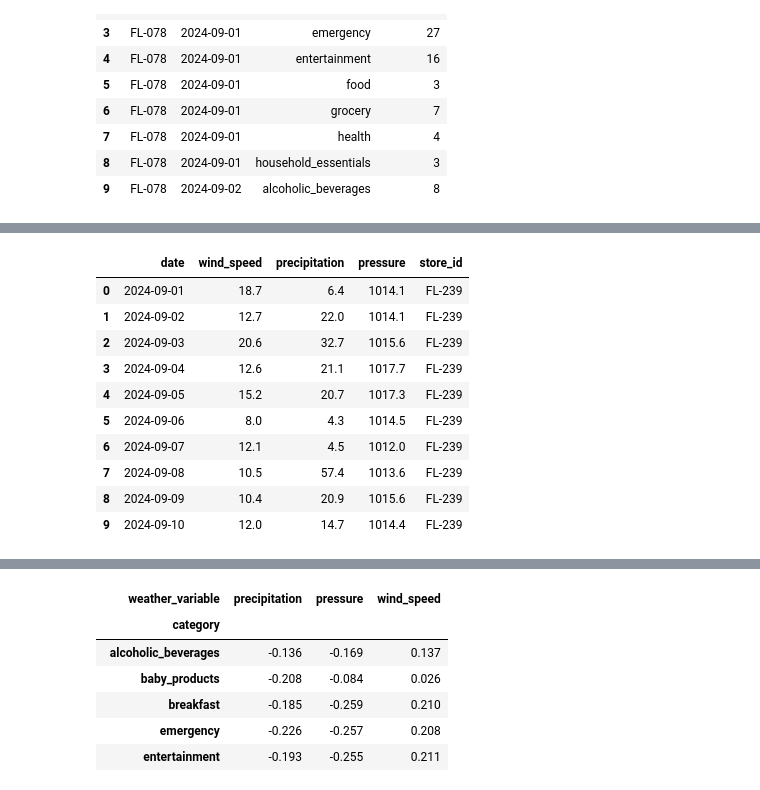
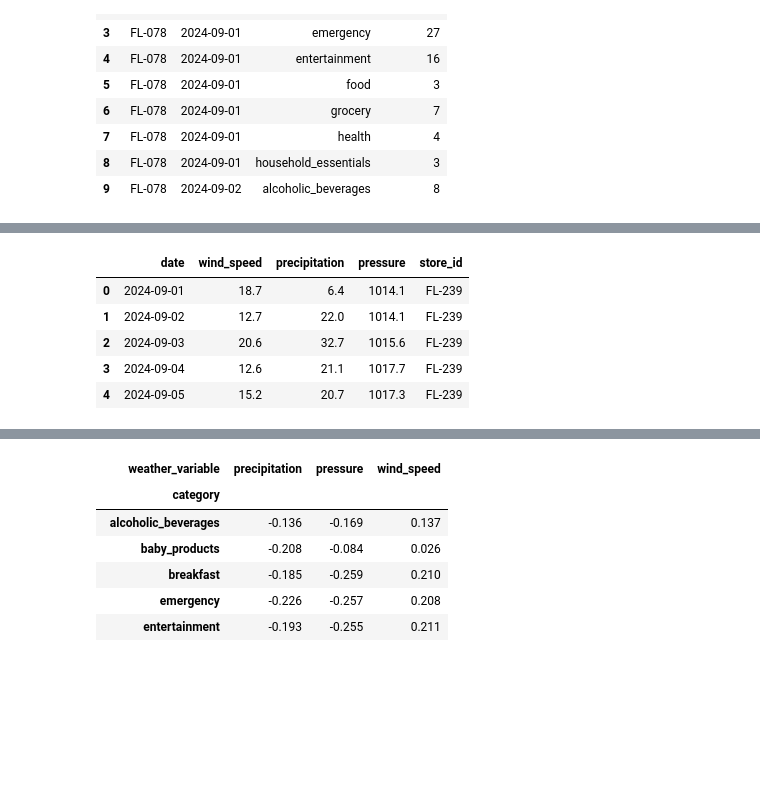
Before and after one commit to AdelineKwakye/walmart-huricane-project, a Jupyter notebook: notebooks/scratch/Amilyn_Estes_Notebook.ipynb, the cells around one changed output, grey strips where cells are left out. Drawn from its saved outputs; the diff is of its cells as text; code cells hidden in the pictures; blank space fills up the shorter version.

```diff
--- a/notebooks/scratch/Amilyn_Estes_Notebook.ipynb
+++ b/notebooks/scratch/Amilyn_Estes_Notebook.ipynb
@@ -743,76 +743,56 @@ Daily sales:
 | 9 | FL-078 | 2024-09-02 | alcoholic_beverages | 8 |
 # %%
 stores = df_clean_store.copy()
+stores['latitude'] = pd.to_numeric(stores['latitude'], errors='coerce')
+stores['longitude'] = pd.to_numeric(stores['longitude'], errors='coerce')
+stores = stores.dropna(subset=['latitude', 'longitude']).drop_duplicates('store_id')
 
-# Make sure coordinates are numeric
-stores['latitude'] = pd.to_numeric(
-    stores['latitude'], errors='coerce'
-)
-
-stores['longitude'] = pd.to_numeric(
-    stores['longitude'], errors='coerce'
-)
-
-stores = stores.dropna(
-    subset=['latitude', 'longitude']
-).drop_duplicates(subset=['store_id'])
-
-# Historical weather API
-url = "https://archive-api.open-meteo.com/v1/archive"
-
+url = 'https://archive-api.open-meteo.com/v1/archive'
 weather_data = []
+failed_stores = []
 
 for _, store in stores.iterrows():
-
     params = {
-        'latitude': store['latitude'],
-        'longitude': store['longitude'],
+        'latitude': float(store['latitude']),
+        'longitude': float(store['longitude']),
         'start_date': '2024-09-01',
         'end_date': '2024-09-30',
-        'daily': (
-            'wind_speed_10m_max,'
-            'precipitation_sum,'
-            'pressure_msl_mean'
-        ),
-        'timezone': 'America/New_York'
+        'daily': 'wind_speed_10m_max,precipitation_sum,pressure_msl_mean',
+        'timezone': 'America/New_York',
+        'wind_speed_unit': 'kmh',
+        'precipitation_unit': 'mm',
     }
+    try:
+        response = requests.get(url, params=params, timeout=45)
+        response.raise_for_status()
+        data = response.json()
+        if 'daily' not in data:
+            raise ValueError(f'No daily data returned: {data}')
+        weather = pd.DataFrame(data['daily'])
+        weather['store_id'] = store['store_id']
+        weather_data.append(weather)
+    except (requests.RequestException, ValueError, KeyError) as exc:
+        failed_stores.append((store['store_id'], str(exc)))
+        print(f"Weather API problem for {store['store_id']}: {exc}")
 
-    response = requests.get(
-        url, params=params, timeout=30
-    )
-    response.raise_for_status()
+if not weather_data:
+    raise RuntimeError('No weather data retrieved. Check API and network access.')
 
-    data = response.json()
-
-    weather = pd.DataFrame(data['daily'])
-
-    weather['store_id'] = store['store_id']
-
-    weather_data.append(weather)
-
-# Combine weather data for all stores
-df_weather = pd.concat(
-    weather_data, ignore_index=True
-)
-
-# Rename weather columns
-df_weather = df_weather.rename(columns={
+df_weather = pd.concat(weather_data, ignore_index=True).rename(columns={
     'time': 'date',
     'wind_speed_10m_max': 'wind_speed',
     'precipitation_sum': 'precipitation',
-    'pressure_msl_mean': 'pressure'
+    'pressure_msl_mean': 'pressure',
 })
+df_weather['date'] = pd.to_datetime(df_weather['date'])
+for col in ['wind_speed', 'precipitation', 'pressure']:
+    df_weather[col] = pd.to_numeric(df_weather[col], errors='coerce')
 
-df_weather['date'] = pd.to_datetime(
-    df_weather['date']
-)
-
-print("Weather data:")
-display(df_weather.head(10))
-
-print("Number of stores:", df_weather['store_id'].nunique())
-print("Total weather records:", len(df_weather))
-
-print("\nRecords per store:")
-print(df_weather.groupby('store_id').size())
+print('Weather provider: Open-Meteo')
+print('Endpoint:', url)
+print('Stores retrieved:', df_weather['store_id'].nunique())
+print('Stores with API failures:', failed_stores)
+print('Weather rows:', len(df_weather))
+print('Weather units: wind km/h, precipitation mm, pressure hPa')
+display(df_weather.head())
 # %% [output]
@@ -820,11 +805,6 @@ Weather data:
 |  | date | wind_speed | precipitation | pressure | store_id |
 | 0 | 2024-09-01 | 18.7 | 6.4 | 1014.1 | FL-239 |
 | 1 | 2024-09-02 | 12.7 | 22.0 | 1014.1 | FL-239 |
 | 2 | 2024-09-03 | 20.6 | 32.7 | 1015.6 | FL-239 |
 | 3 | 2024-09-04 | 12.6 | 21.1 | 1017.7 | FL-239 |
 | 4 | 2024-09-05 | 15.2 | 20.7 | 1017.3 | FL-239 |
-| 5 | 2024-09-06 | 8.0 | 4.3 | 1014.5 | FL-239 |
-| 6 | 2024-09-07 | 12.1 | 4.5 | 1012.0 | FL-239 |
-| 7 | 2024-09-08 | 10.5 | 57.4 | 1013.6 | FL-239 |
-| 8 | 2024-09-09 | 10.4 | 20.9 | 1015.6 | FL-239 |
-| 9 | 2024-09-10 | 12.0 | 14.7 | 1014.4 | FL-239 |
```
Also changed, not shown: parts of 15 cells of this notebook.
